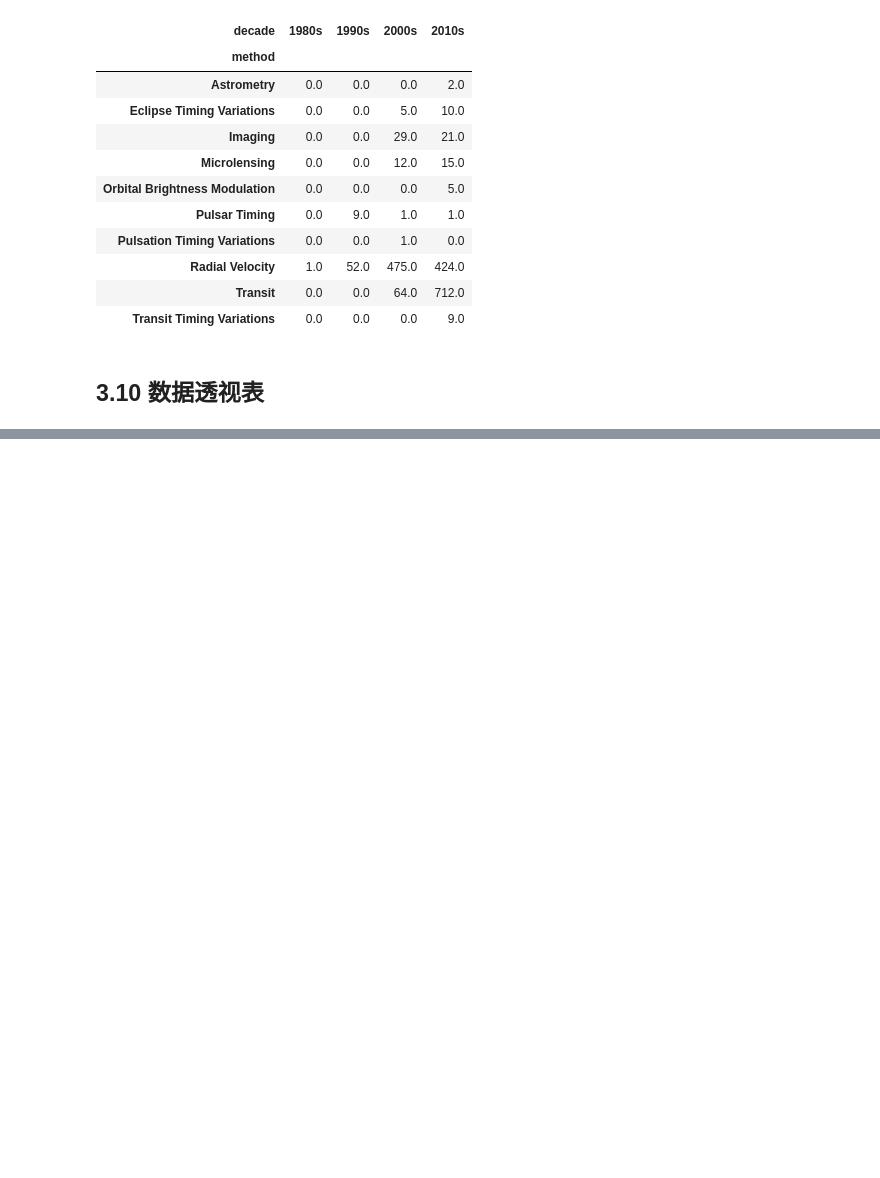
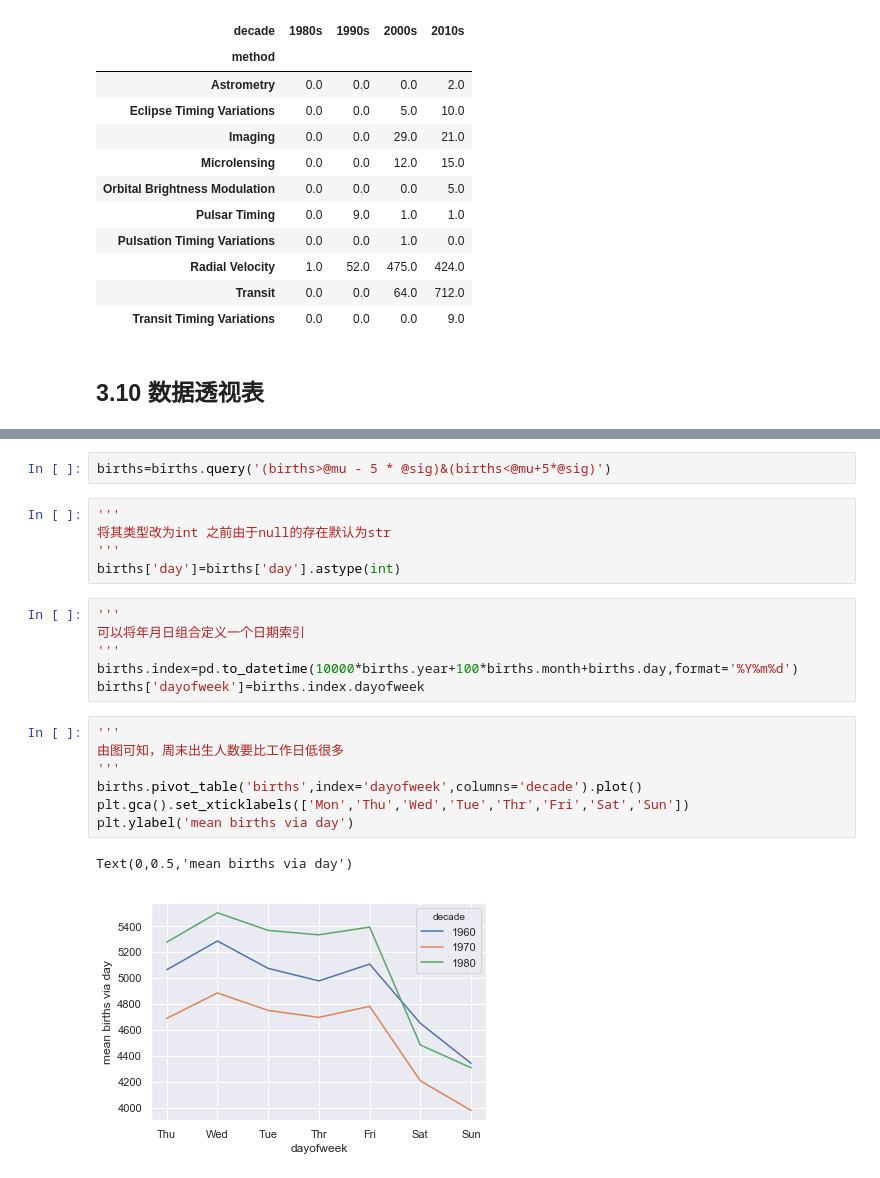
Before and after one commit to Alexzsh/PythonTrick, a Jupyter notebook: np & plt.ipynb, the cells around one changed output, grey strips where cells are left out. Cells and saved outputs as stored; diff of their text form; blank space fills up the shorter version.

```diff
--- a/np & plt.ipynb
+++ b/np & plt.ipynb
@@ -2593,0 +2750,23 @@ planets.groupby(['method',decade])['number'].sum().unstack().fillna(0)
+# %%
+births=births.query('(births>@mu - 5 * @sig)&(births<@mu+5*@sig)')
+# %%
+'''
+将其类型改为int 之前由于null的存在默认为str
+'''
+births['day']=births['day'].astype(int)
+# %%
+'''
+可以将年月日组合定义一个日期索引
+'''
+births.index=pd.to_datetime(10000*births.year+100*births.month+births.day,format='%Y%m%d')
+births['dayofweek']=births.index.dayofweek
+# %%
+'''
+由图可知，周末出生人数要比工作日低很多
+'''
+births.pivot_table('births',index='dayofweek',columns='decade').plot()
+plt.gca().set_xticklabels(['Mon','Thu','Wed','Tue','Thr','Fri','Sat','Sun'])
+plt.ylabel('mean births via day')
+# %% [output]
+Text(0,0.5,'mean births via day')
+[figure, added]
```
Also changed, not shown: parts of 21 cells of this notebook, 2 other files.
